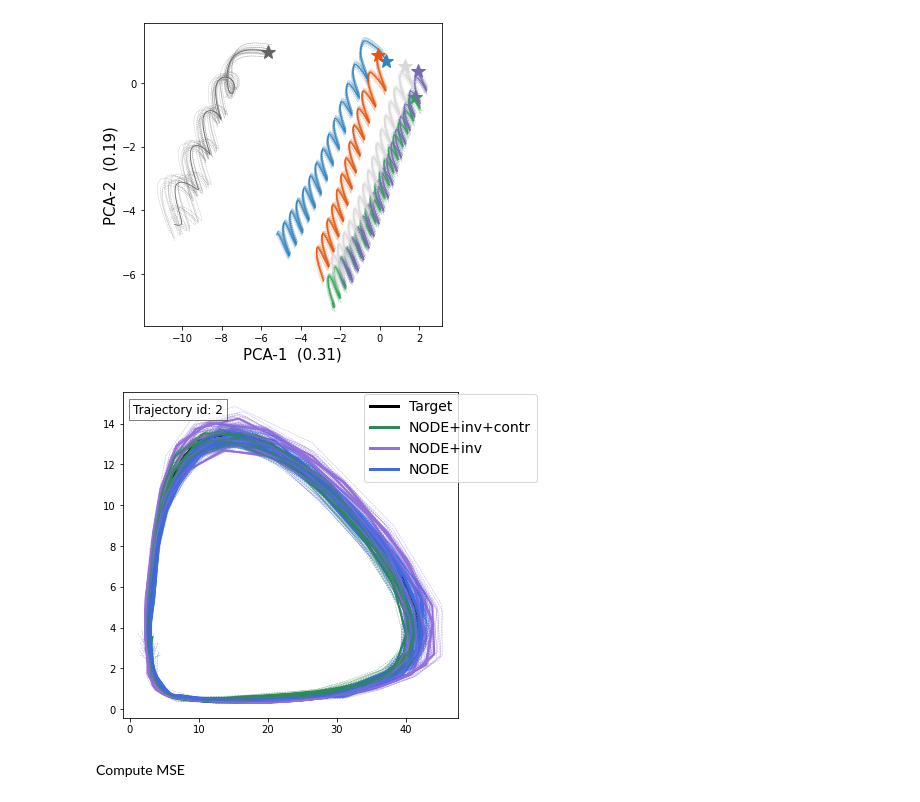
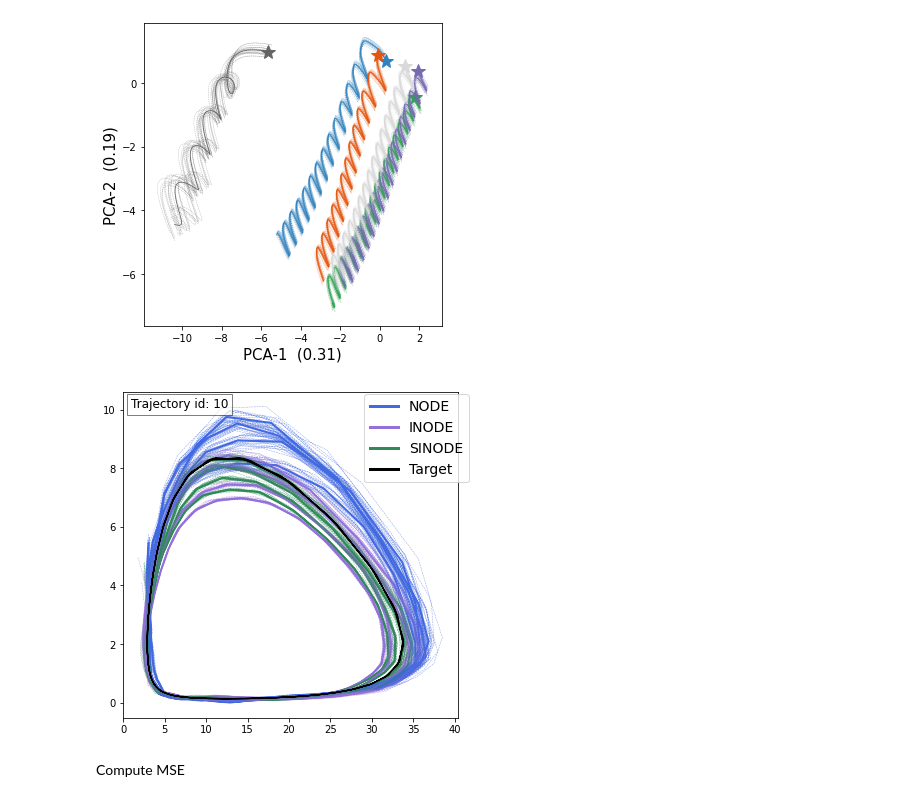
Before and after one commit to IlzeAmandaA/MoNODE, a Jupyter notebook: test_lv.ipynb, the cells around one changed output. Cells and saved outputs as stored; diff of their text form; code cells hidden in the pictures.

```diff
--- a/test_lv.ipynb
+++ b/test_lv.ipynb
@@ -184,7 +184,7 @@ INVODEVAE(
 # %%
 X_te_idx = [4,10,3,15,18,20]#[0,2,3,4,7,10] #1,3,4
 #subset for only 2 lines
-X_te_idx = [2,7,0,18] #for report
+#X_te_idx = [2,7,0,18] #for report
 # %% [markdown]
 ##### Phase Diagram
 # %%
@@ -298,14 +298,17 @@ def plot_2d(X, Xrec, Xrec_inv, Xrec_base, show=False, fname='predictions.png', c
     plt.figure(1,figsize=(6, 6))
 
     plt.text(xcord, ycord, 'Trajectory id: {}'.format(trajectory_idx),fontsize=12, bbox=dict(facecolor='white', alpha=0.5),horizontalalignment='center', verticalalignment='top')
-    plt.plot(Xnp[:,0], Xnp[:,1], '-', color='black', lw=1.2, label='Target')
-    plt.plot(Xrecnp_mean[:,0], Xrecnp_mean[:,1], '-', lw=2, color=color_cont, alpha=1, label='NODE+inv+contr')
-    plt.plot(Xrecnp_inv_mean[:,0], Xrecnp_inv_mean[:,1], '-', lw=2, color=color_inv, alpha=1, label='NODE+inv')
     plt.plot(Xrecnp_base_mean[:,0], Xrecnp_base_mean[:,1], '-', lw=2, color=color_base, alpha=1, label='NODE')
+    plt.plot(Xrecnp_inv_mean[:,0], Xrecnp_inv_mean[:,1], '-', lw=2, color=color_inv, alpha=1, label='INODE')
+    plt.plot(Xrecnp_mean[:,0], Xrecnp_mean[:,1], '-', lw=2, color=color_cont, alpha=1, label='SINODE')
+
+
     for l in range(L):
         plt.plot(Xrecnp[l,:,0],Xrecnp[l,:,1], '--', lw=0.5, color=color_cont, alpha=0.6)
         plt.plot(Xrecnp_inv[l,:,0],Xrecnp_inv[l,:,1], '--', lw=0.5, color=color_inv, alpha=0.6)
         plt.plot(Xrecnp_base[l,:,0],Xrecnp_base[l,:,1], '--', lw=0.5, color=color_base, alpha=0.6)
+
+    plt.plot(Xnp[:,0], Xnp[:,1], '-', color='black', lw=1.2, label='Target')
 
     leg = plt.legend(ncol=1, prop={'size': 14}, bbox_to_anchor=(0.7, 0.7)) #loc='upper right'
     # set the linewidth of each legend object
@@ -363,12 +367,12 @@ plot_latent_traj(ztL_te_base, show=True, Nplot=6)
 [figure]
 # %%
 #select if from 0-2
-idx =0
+idx =1
 T= 200
 plot_2d(X_te[X_te_idx[idx],:200], Xrec_te_contr[:,idx,:T], Xrec_te_inv[:,idx,:T], Xrec_te_base[:,idx,:T], \
-    show=True, trajectory_idx = X_te_idx[idx], xcord=7.0, ycord=15.0)
+    show=True, trajectory_idx = X_te_idx[idx], xcord=6.8, ycord=10.4)
 # %% [output]
-[figure, old version]
+[figure, new version]
 # %% [markdown]
 Compute MSE
 # %% [markdown]
```
Also changed, not shown: parts of 11 cells of this notebook, 1 other file.
